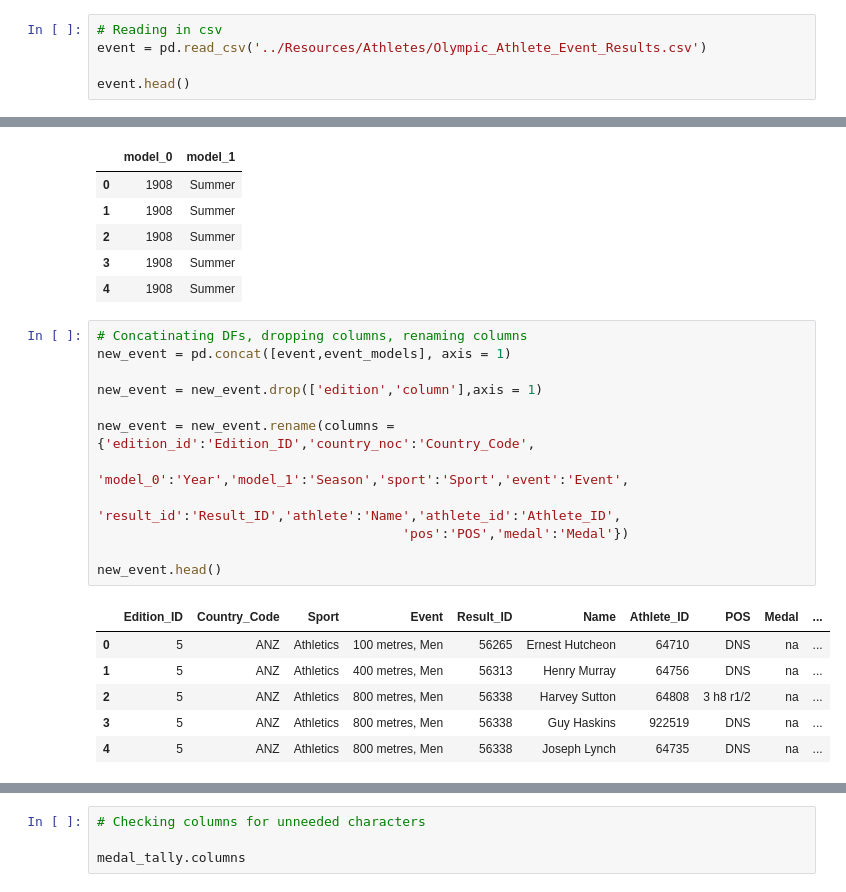
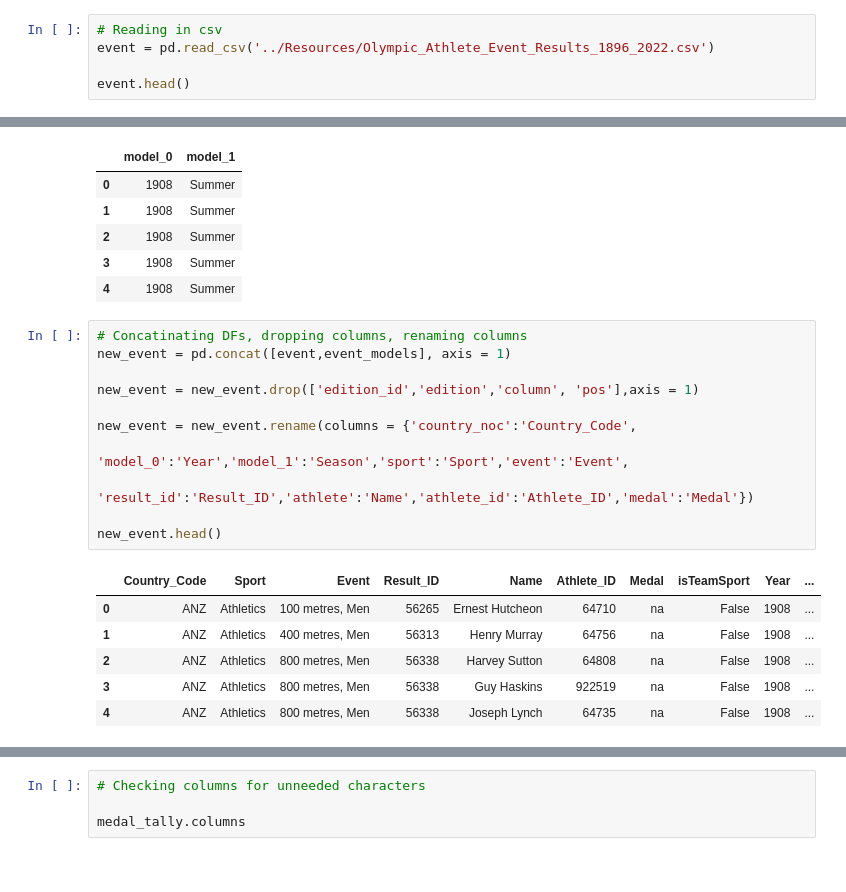
Before and after one commit to FrankPassalacqua88/Group_Project, a Jupyter notebook: wpf/Cleaning2.ipynb, the cells around one changed output, grey strips where cells are left out. Saved outputs shown, nothing was run; the diff lists cells and outputs as text.

```diff
--- a/wpf/Cleaning2.ipynb
+++ b/wpf/Cleaning2.ipynb
@@ -89,6 +124,6 @@ bio.to_csv('clean_bio.csv', index = False, header = True)
 # %%
 # Reading in csv
-event = pd.read_csv('../Resources/Athletes/Olympic_Athlete_Event_Results.csv')
+event = pd.read_csv('../Resources/Olympic_Athlete_Event_Results_1896_2022.csv')
 
 event.head()
 # %% [output]
@@ -136,19 +171,18 @@ event_models.head()
 # %%
 # Concatinating DFs, dropping columns, renaming columns
 new_event = pd.concat([event,event_models], axis = 1)
 
-new_event = new_event.drop(['edition','column'],axis = 1)
+new_event = new_event.drop(['edition_id','edition','column', 'pos'],axis = 1)
 
-new_event = new_event.rename(columns = {'edition_id':'Edition_ID','country_noc':'Country_Code',
+new_event = new_event.rename(columns = {'country_noc':'Country_Code',
                                         'model_0':'Year','model_1':'Season','sport':'Sport','event':'Event',
-                                       'result_id':'Result_ID','athlete':'Name','athlete_id':'Athlete_ID',
-                                       'pos':'POS','medal':'Medal'})
+                                       'result_id':'Result_ID','athlete':'Name','athlete_id':'Athlete_ID','medal':'Medal'})
 
 new_event.head()
 # %% [output]
-|  | Edition_ID | Country_Code | Sport | Event | Result_ID | Name | Athlete_ID | POS | Medal | ... |
-| 0 | 5 | ANZ | Athletics | 100 metres, Men | 56265 | Ernest Hutcheon | 64710 | DNS | na | ... |
-| 1 | 5 | ANZ | Athletics | 400 metres, Men | 56313 | Henry Murray | 64756 | DNS | na | ... |
-| 2 | 5 | ANZ | Athletics | 800 metres, Men | 56338 | Harvey Sutton | 64808 | 3 h8 r1/2 | na | ... |
-| 3 | 5 | ANZ | Athletics | 800 metres, Men | 56338 | Guy Haskins | 922519 | DNS | na | ... |
-| 4 | 5 | ANZ | Athletics | 800 metres, Men | 56338 | Joseph Lynch | 64735 | DNS | na | ... |
+|  | Country_Code | Sport | Event | Result_ID | Name | Athlete_ID | Medal | isTeamSport | Year | ... |
+| 0 | ANZ | Athletics | 100 metres, Men | 56265 | Ernest Hutcheon | 64710 | na | False | 1908 | ... |
+| 1 | ANZ | Athletics | 400 metres, Men | 56313 | Henry Murray | 64756 | na | False | 1908 | ... |
+| 2 | ANZ | Athletics | 800 metres, Men | 56338 | Harvey Sutton | 64808 | na | False | 1908 | ... |
+| 3 | ANZ | Athletics | 800 metres, Men | 56338 | Guy Haskins | 922519 | na | False | 1908 | ... |
+| 4 | ANZ | Athletics | 800 metres, Men | 56338 | Joseph Lynch | 64735 | na | False | 1908 | ... |
```
Also changed, not shown: parts of 30 cells of this notebook, 7 other files.
